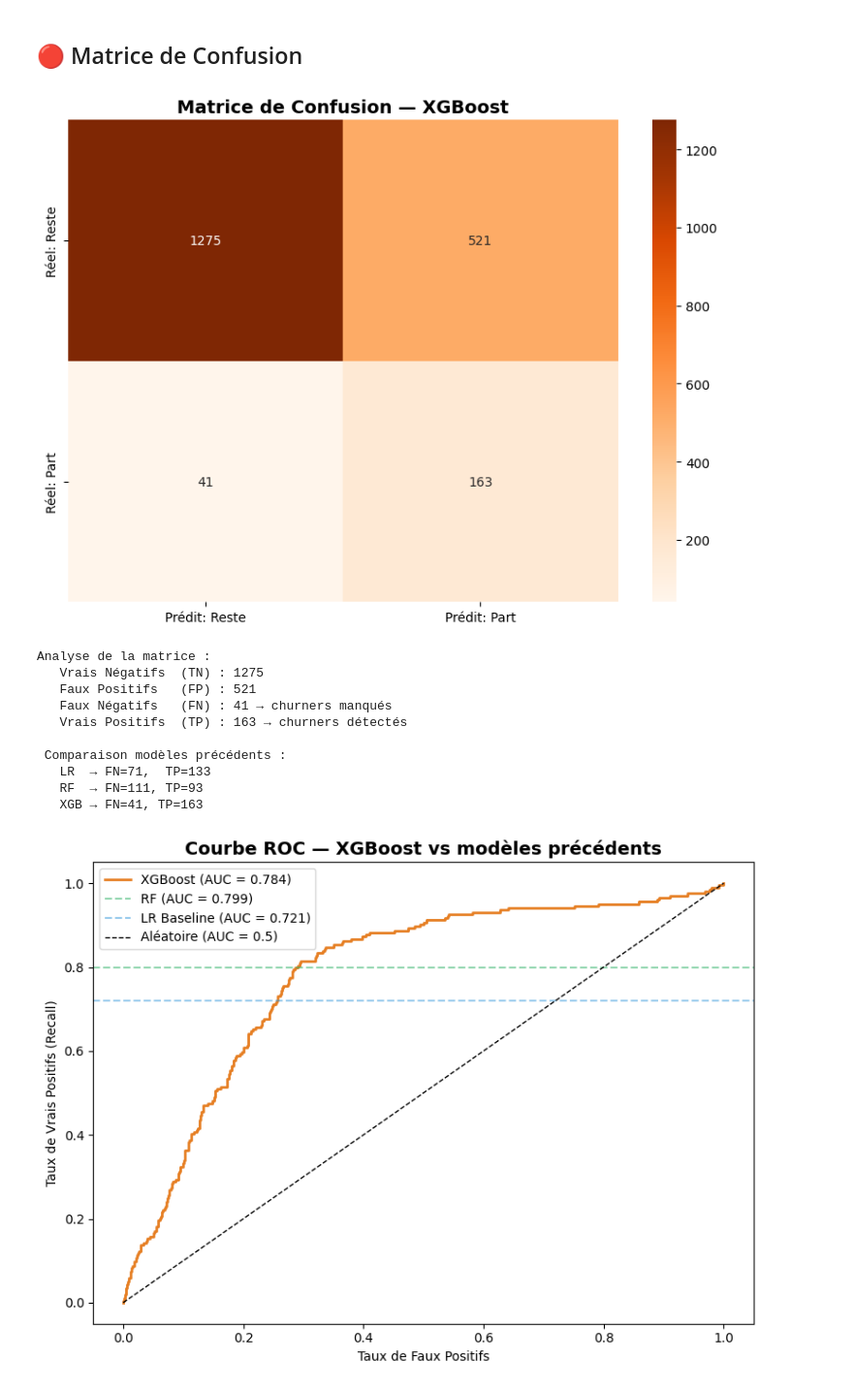
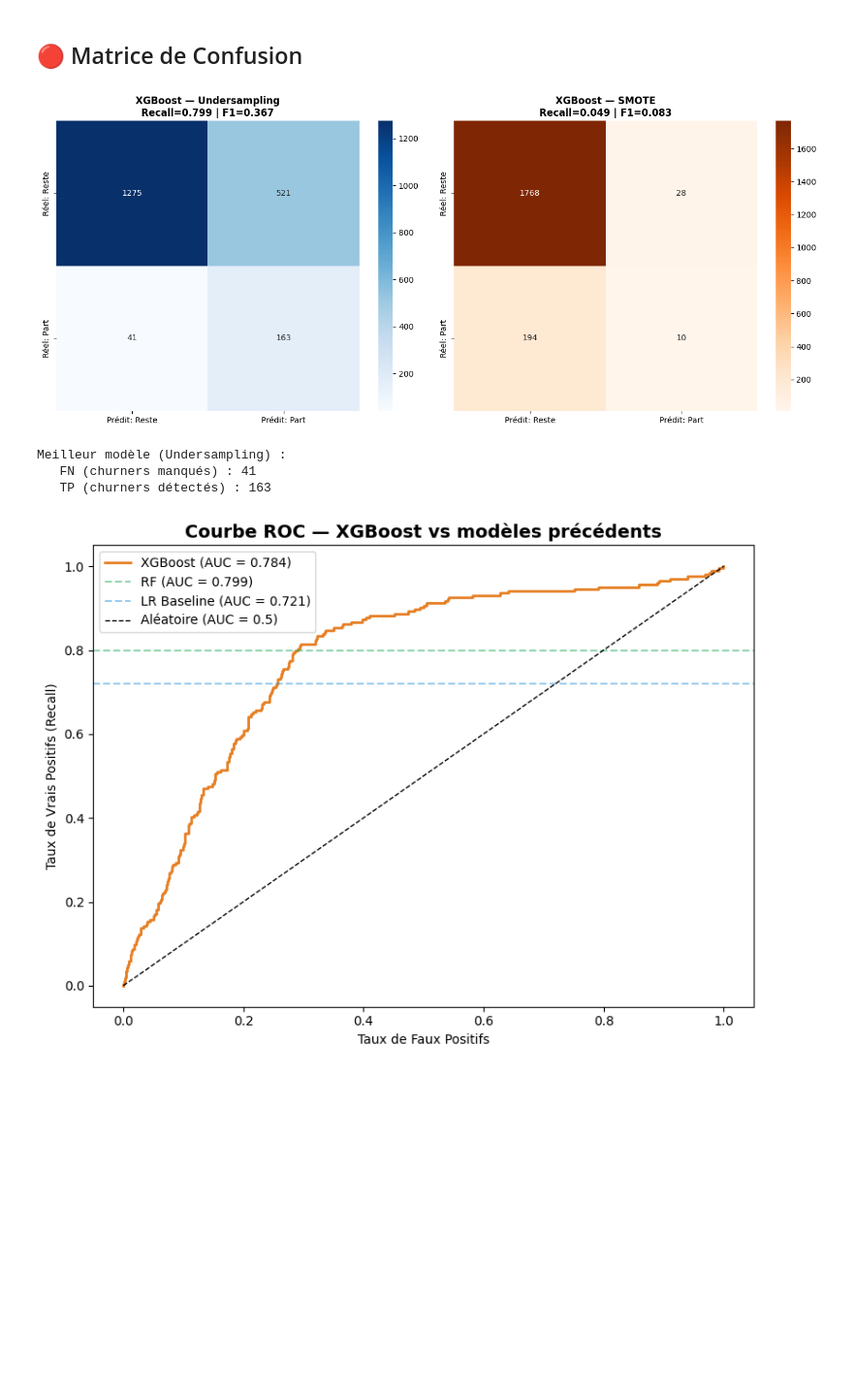
Before and after one commit to ErvinGoby23/projet-data-science, a Jupyter notebook: notebooks/model_xgboost_final.ipynb, the cells around one changed output. Shown at 97% size. Drawn from its saved outputs; the diff is of its cells as text; code cells hidden in the pictures; blank space fills up the shorter version.

```diff
--- a/notebooks/model_xgboost.ipynb
+++ b/notebooks/model_xgboost_final.ipynb
@@ -36,10 +36,13 @@ X_test  = np.load('../data/processed/X_test.npy')
 X_train_under     = np.load('../data/processed/X_train_under.npy')
 y_train_clf_under = np.load('../data/processed/y_train_clf_under.npy')
 
+# SMOTE
+X_train_smote     = np.load('../data/processed/X_train_smote.npy')
+y_train_clf_smote = np.load('../data/processed/y_train_clf_smote.npy')
+
 # Labels originaux (pour régression)
 y_train_clf = np.load('../data/processed/y_train_clf.npy')
 y_test_clf  = np.load('../data/processed/y_test_clf.npy')
-y_train_reg = np.load('../data/processed/y_train_reg.npy')
 y_test_reg  = np.load('../data/processed/y_test_reg.npy')
 
 feature_names = pd.read_csv('../data/processed/feature_names.csv')['0'].tolist()
@@ -101,42 +145,35 @@ print(f"   ROC-AUC   : {roc_auc_score(y_test_clf, y_proba_clf):.4f}")
 # %% [markdown]
 ## 🔴 Matrice de Confusion
 # %%
-# MATRICE DE CONFUSION
+# MATRICE DE CONFUSION — Comparaison
 
-cm = confusion_matrix(y_test_clf, y_pred_clf)
+fig, axes = plt.subplots(1, 2, figsize=(14, 6))
 
-plt.figure(figsize=(8, 6))
-sns.heatmap(cm, annot=True, fmt='d', cmap='Oranges',
-            xticklabels=['Prédit: Reste', 'Prédit: Part'],
-            yticklabels=['Réel: Reste', 'Réel: Part'])
-plt.title('Matrice de Confusion — XGBoost',
-          fontsize=14, fontweight='bold')
+for ax, (y_pred, title, cmap) in zip(axes, [
+    (y_pred_under, 'XGBoost — Undersampling', 'Blues'),
+    (y_pred_smote, 'XGBoost — SMOTE', 'Oranges'),
+]):
+    cm_plot = confusion_matrix(y_test_clf, y_pred)
+    sns.heatmap(cm_plot, annot=True, fmt='d', cmap=cmap,
+                xticklabels=['Prédit: Reste', 'Prédit: Part'],
+                yticklabels=['Réel: Reste', 'Réel: Part'], ax=ax)
+    ax.set_title(f'{title}\nRecall={recall_score(y_test_clf, y_pred):.3f} | F1={f1_score(y_test_clf, y_pred):.3f}',
+                 fontweight='bold')
+
 plt.tight_layout()
 plt.savefig('../results/xgb_confusion_matrix.png', dpi=150)
 plt.show()
 
+cm = confusion_matrix(y_test_clf, y_pred_clf)
 tn, fp, fn, tp = cm.ravel()
-print(f"\nAnalyse de la matrice :")
-print(f"   Vrais Négatifs  (TN) : {tn}")
-print(f"   Faux Positifs   (FP) : {fp}")
-print(f"   Faux Négatifs   (FN) : {fn} → churners manqués ")
-print(f"   Vrais Positifs  (TP) : {tp} → churners détectés ")
-print(f"\n Comparaison modèles précédents :")
-print(f"   LR  → FN=71,  TP=133")
-print(f"   RF  → FN=111, TP=93")
-print(f"   XGB → FN={fn}, TP={tp}")
+print(f"\nMeilleur modèle ({best_technique}) :")
+print(f"   FN (churners manqués) : {fn}")
+print(f"   TP (churners détectés) : {tp}")
 # %% [output]
-[figure, old version]
+[figure, new version]
-Analyse de la matrice :
-   Vrais Négatifs  (TN) : 1275
-   Faux Positifs   (FP) : 521
-   Faux Négatifs   (FN) : 41 → churners manqués
-   Vrais Positifs  (TP) : 163 → churners détectés
-
- Comparaison modèles précédents :
-   LR  → FN=71,  TP=133
-   RF  → FN=111, TP=93
-   XGB → FN=41, TP=163
+Meilleur modèle (Undersampling) :
+   FN (churners manqués) : 41
+   TP (churners détectés) : 163
 # %%
 # COURBE ROC — Comparaison tous les modèles
 
```
Also changed, not shown: parts of 2 cells of this notebook, 18 other files.
